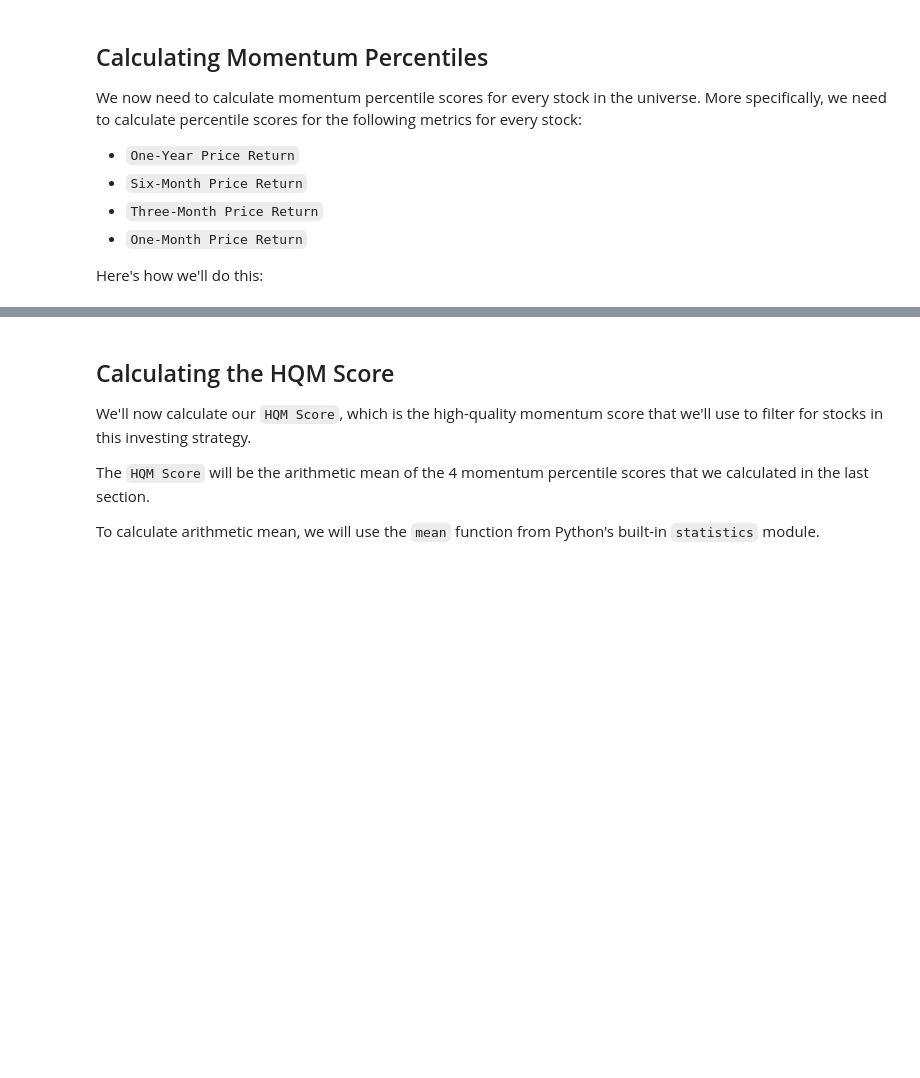
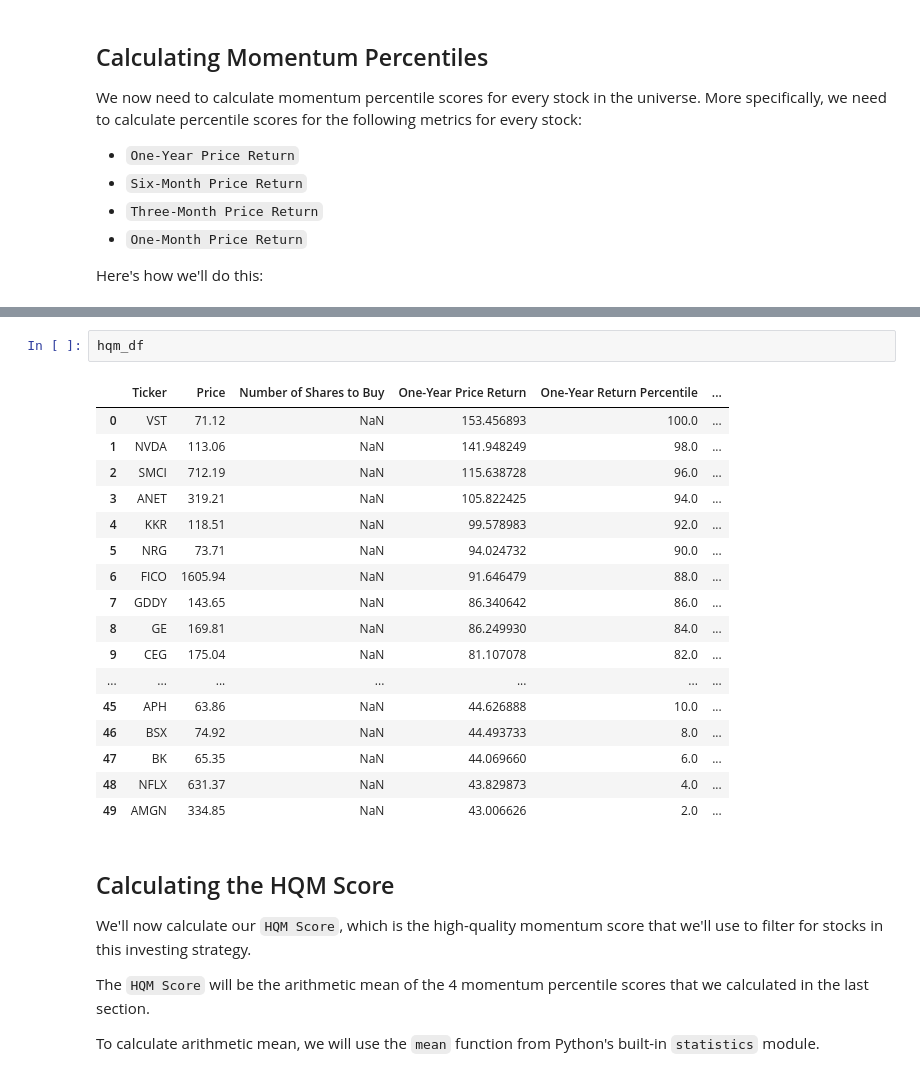
Before and after one commit to vivin2709/Algorithmic_Trading_Bot_Project, a Jupyter notebook: 002_quantitative_momentum_strategy.ipynb, the cells around one changed output, grey strips where cells are left out. Saved outputs shown, nothing was run; the diff lists cells and outputs as text; blank space fills up the shorter version.

```diff
--- a/002_quantitative_momentum_strategy.ipynb
+++ b/002_quantitative_momentum_strategy.ipynb
@@ -373,3 +476,23 @@ Here's how we'll do this:
+# %%
+hqm_df
+# %% [output]
+|  | Ticker | Price | Number of Shares to Buy | One-Year Price Return | One-Year Return Percentile | ... |
+| 0 | VST | 71.12 | NaN | 153.456893 | 100.0 | ... |
+| 1 | NVDA | 113.06 | NaN | 141.948249 | 98.0 | ... |
+| 2 | SMCI | 712.19 | NaN | 115.638728 | 96.0 | ... |
+| 3 | ANET | 319.21 | NaN | 105.822425 | 94.0 | ... |
+| 4 | KKR | 118.51 | NaN | 99.578983 | 92.0 | ... |
+| 5 | NRG | 73.71 | NaN | 94.024732 | 90.0 | ... |
+| 6 | FICO | 1605.94 | NaN | 91.646479 | 88.0 | ... |
+| 7 | GDDY | 143.65 | NaN | 86.340642 | 86.0 | ... |
+| 8 | GE | 169.81 | NaN | 86.249930 | 84.0 | ... |
+| 9 | CEG | 175.04 | NaN | 81.107078 | 82.0 | ... |
+| ... | ... | ... | ... | ... | ... | ... |
+| 45 | APH | 63.86 | NaN | 44.626888 | 10.0 | ... |
+| 46 | BSX | 74.92 | NaN | 44.493733 | 8.0 | ... |
+| 47 | BK | 65.35 | NaN | 44.069660 | 6.0 | ... |
+| 48 | NFLX | 631.37 | NaN | 43.829873 | 4.0 | ... |
+| 49 | AMGN | 334.85 | NaN | 43.006626 | 2.0 | ... |
 # %% [markdown]
 ## Calculating the HQM Score
 
```
Also changed, not shown: parts of 24 cells of this notebook, 1 other file.
